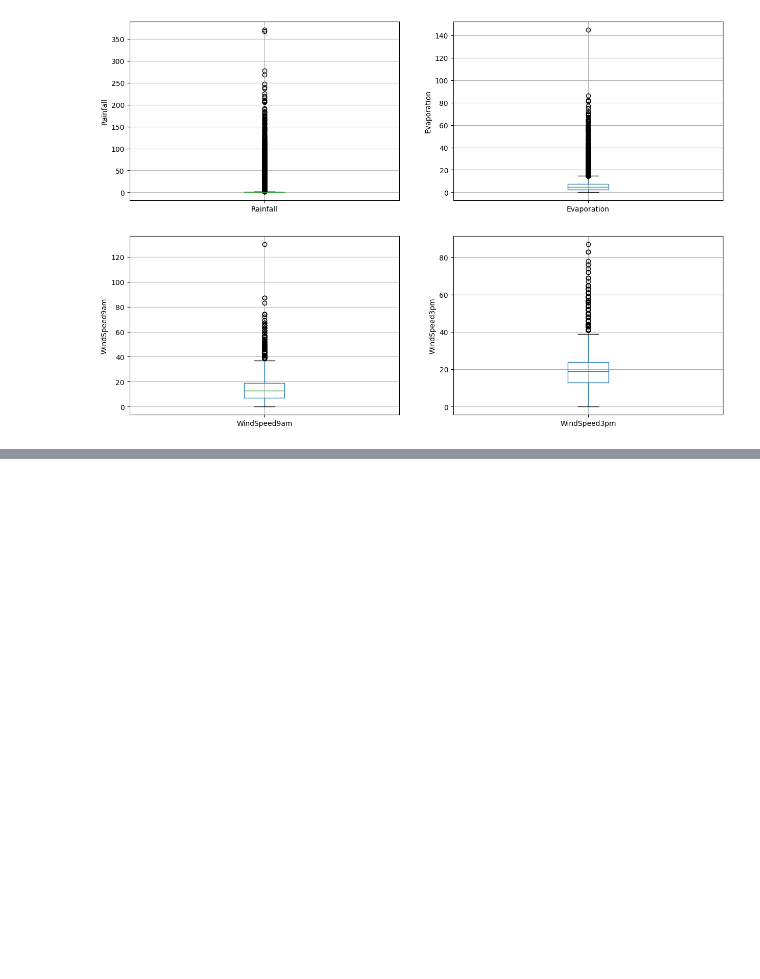
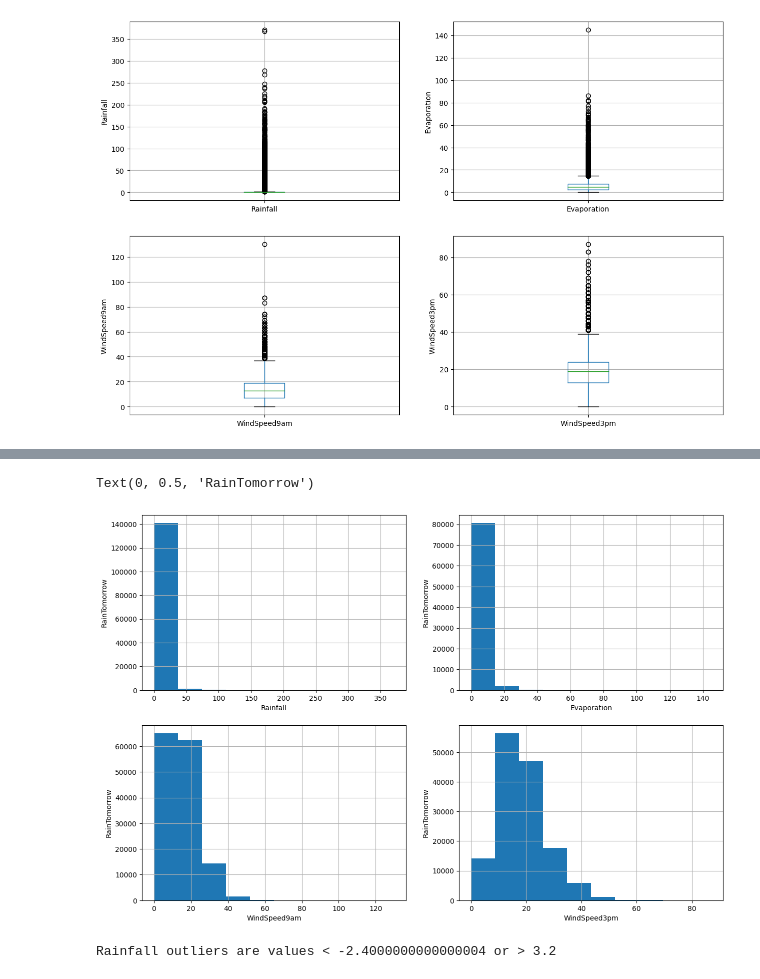
Before and after one commit to hiteshmishra052/Rain_Prediction_Model, a Jupyter notebook: Rain_Prediction_Model.ipynb, the cells around one changed output, grey strips where cells are left out. Drawn from its saved outputs; the diff is of its cells as text; code cells hidden in the pictures; blank space fills up the shorter version.

```diff
--- a/Rain_Prediction_Model.ipynb
+++ b/Rain_Prediction_Model.ipynb
@@ -1049,0 +1056,38 @@ Text(0, 0.5, 'WindSpeed3pm')
+# %%
+#plot the histogram to check the distribution
+
+plt.figure(figsize=(15,10))
+
+plt.subplot(2,2,1)
+fig = df['Rainfall'].hist(bins=10)
+fig.set_xlabel('Rainfall')
+fig.set_ylabel('RainTomorrow')
+
+plt.subplot(2,2,2)
+fig = df['Evaporation'].hist(bins=10)
+fig.set_xlabel('Evaporation')
+fig.set_ylabel('RainTomorrow')
+
+plt.subplot(2,2,3)
+fig = df['WindSpeed9am'].hist(bins=10)
+fig.set_xlabel('WindSpeed9am')
+fig.set_ylabel('RainTomorrow')
+
+plt.subplot(2,2,4)
+fig = df['WindSpeed3pm'].hist(bins=10)
+fig.set_xlabel('WindSpeed3pm')
+fig.set_ylabel('RainTomorrow')
+# %% [output]
+Text(0, 0.5, 'RainTomorrow')
+[figure, added]
+# %%
+#find the oultiers for Rainfall Variable
+
+Q1 = df['Rainfall'].describe()[4]
+Q2 = df['Rainfall'].describe()[6]
+IQR = Q2 - Q1
+Lower_fence = Q1 - (IQR * 3)
+Upper_fence = Q2 + (IQR * 3)
+print('Rainfall outliers are values < {lowerboundary} or > {upperboundary}'.format(lowerboundary=Lower_fence, upperboundary=Upper_fence))
+# %% [output]
+Rainfall outliers are values < -2.4000000000000004 or > 3.2
```
Also changed, not shown: parts of 6 cells of this notebook.
